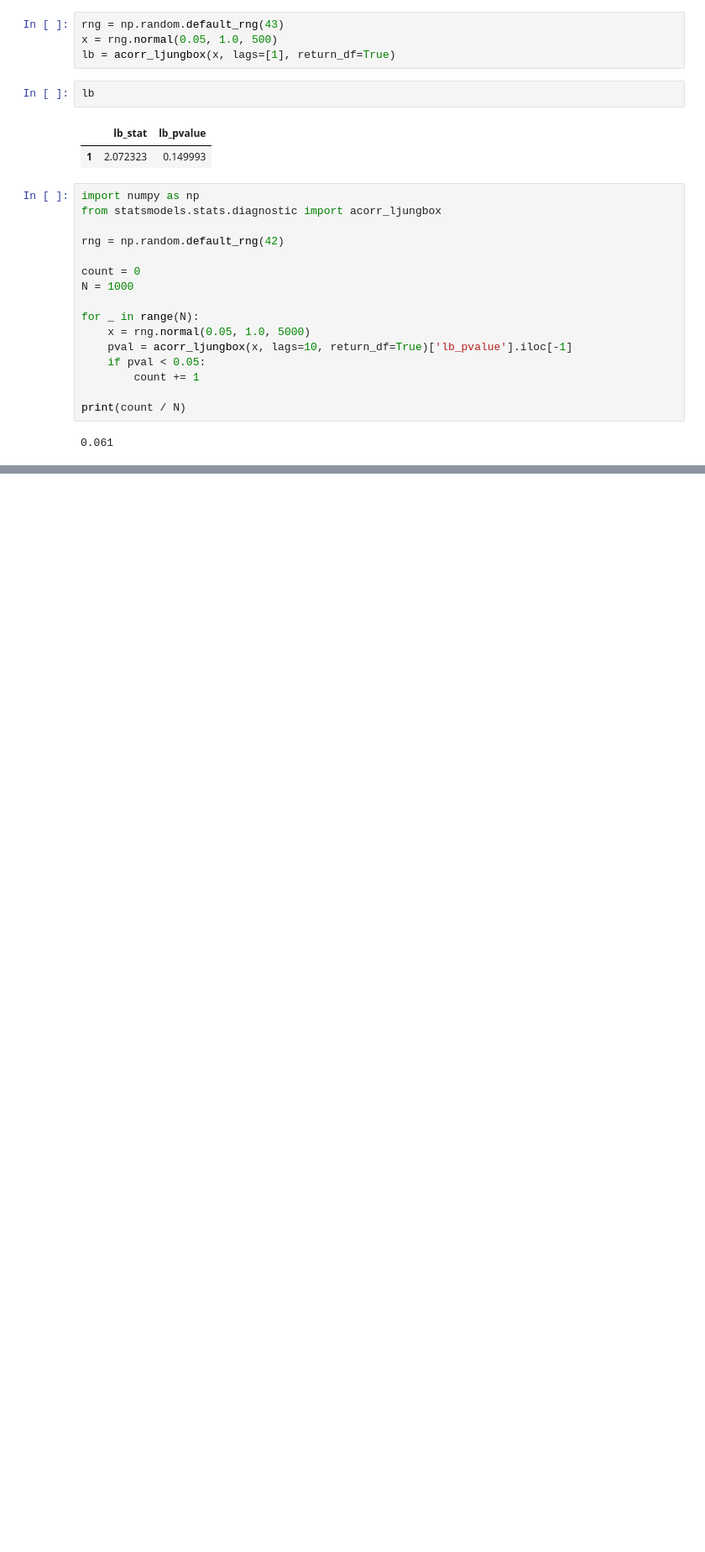
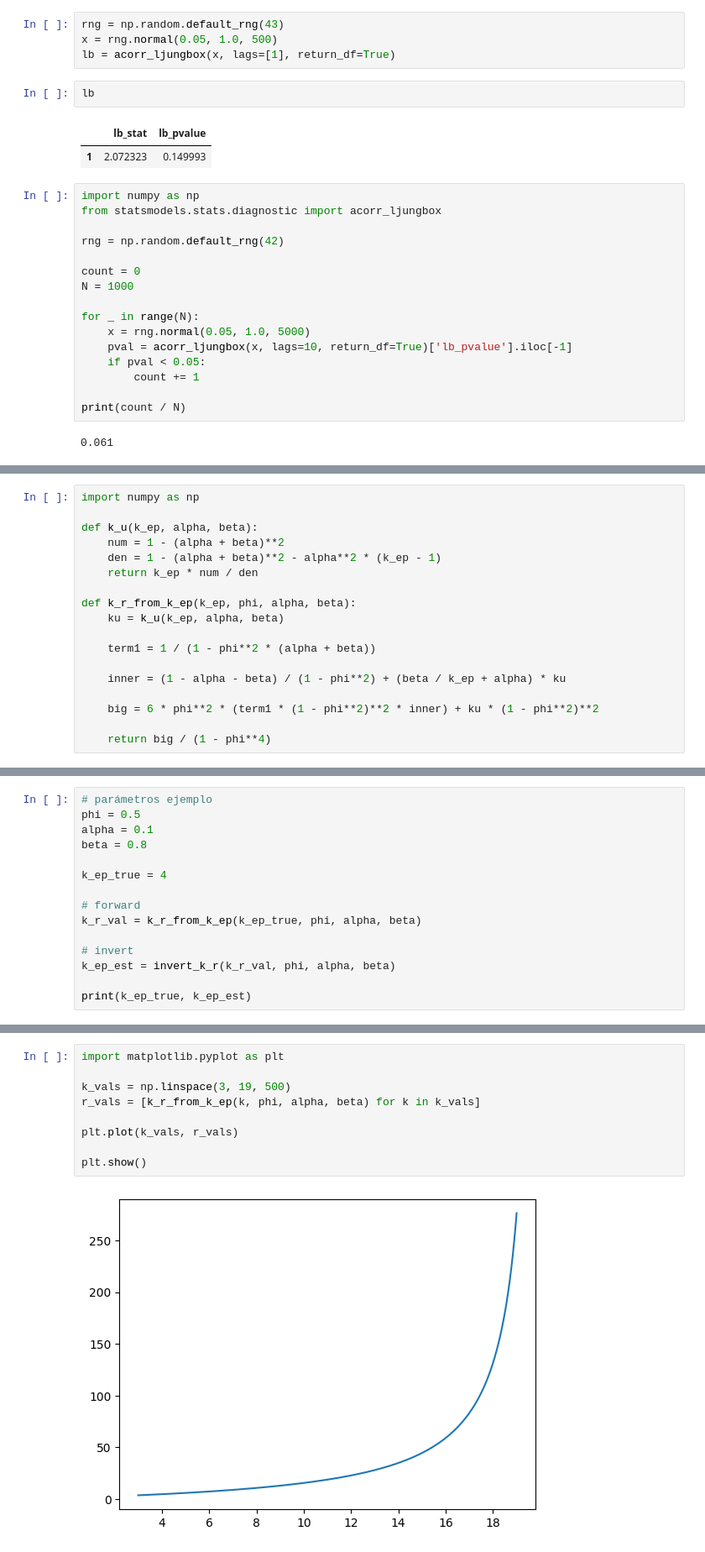
Before and after one commit to Fabro2701/sharpe_ratio_TFM, a Jupyter notebook: notebooks/test.ipynb, the cells around one changed output, grey strips where cells are left out. Shown at 84% size. Saved outputs shown, nothing was run; the diff lists cells and outputs as text; blank space fills up the shorter version.

```diff
--- a/notebooks/test.ipynb
+++ b/notebooks/test.ipynb
@@ -109,0 +505,18 @@ print(count / N)
+# %%
+import numpy as np
+
+def k_u(k_ep, alpha, beta):
+    num = 1 - (alpha + beta)**2
+    den = 1 - (alpha + beta)**2 - alpha**2 * (k_ep - 1)
+    return k_ep * num / den
+
+def k_r_from_k_ep(k_ep, phi, alpha, beta):
+    ku = k_u(k_ep, alpha, beta)
+
+    term1 = 1 / (1 - phi**2 * (alpha + beta))
+
+    inner = (1 - alpha - beta) / (1 - phi**2) + (beta / k_ep + alpha) * ku
+
+    big = 6 * phi**2 * (term1 * (1 - phi**2)**2 * inner) + ku * (1 - phi**2)**2
+
+    return big / (1 - phi**4)
@@ -109,0 +537,15 @@ print(count / N)
+# %%
+# parámetros ejemplo
+phi = 0.5
+alpha = 0.1
+beta = 0.8
+
+k_ep_true = 4
+
+# forward
+k_r_val = k_r_from_k_ep(k_ep_true, phi, alpha, beta)
+
+# invert
+k_ep_est = invert_k_r(k_r_val, phi, alpha, beta)
+
+print(k_ep_true, k_ep_est)
@@ -109,0 +555,11 @@ print(count / N)
+# %%
+import matplotlib.pyplot as plt
+
+k_vals = np.linspace(3, 19, 500)
+r_vals = [k_r_from_k_ep(k, phi, alpha, beta) for k in k_vals]
+
+plt.plot(k_vals, r_vals)
+
+plt.show()
+# %% [output]
+[figure, added]
```
Also changed, not shown: parts of 42 cells of this notebook, 10 other files.
